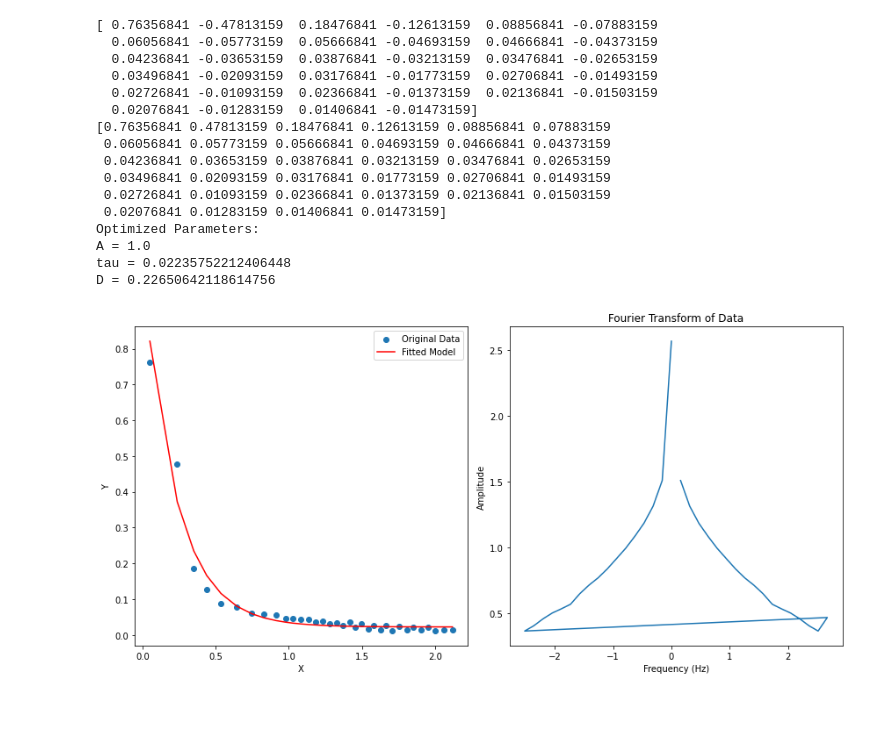
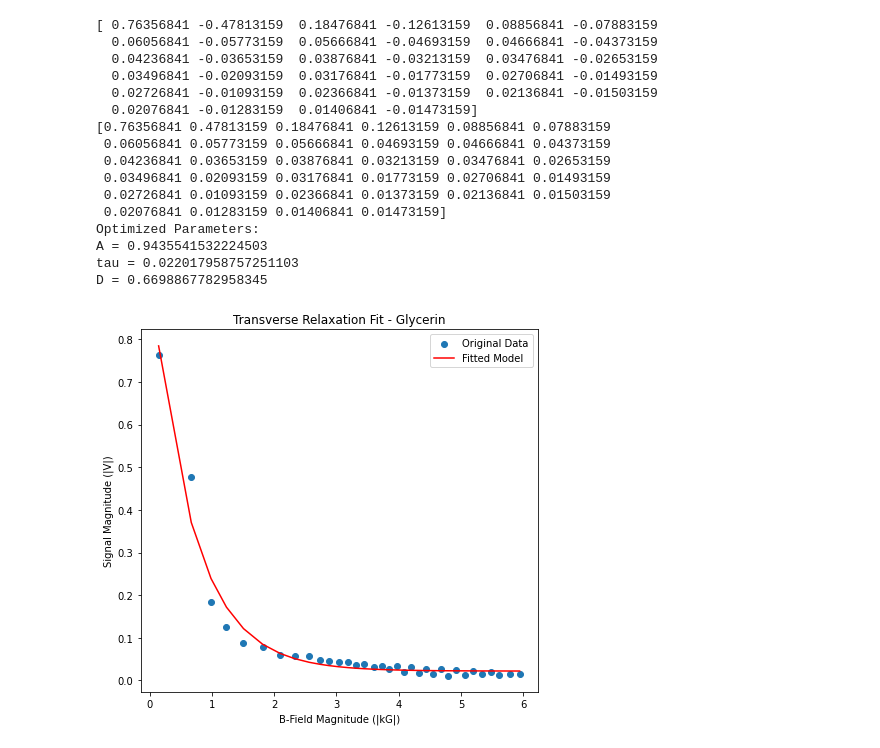
Before and after one commit to eliaslehman/physics-111B, a Jupyter notebook: NMR/NMR_Analysis.ipynb, the cells around one changed output. Cells and saved outputs as stored; diff of their text form; code cells hidden in the pictures; blank space fills up the shorter version.

Commit message:
added new analysis and plots

```diff
--- a/NMR/NMR_Analysis.ipynb
+++ b/NMR/NMR_Analysis.ipynb
@@ -2,6 +2,7 @@
 import os
 import numpy as np
 import matplotlib.pyplot as plt
+from scipy.signal import find_peaks
 
 # Specify the folder path
 folder_path = "/Users/elias/Desktop/physics-111B/NMR/NMR-data/"
@@ -52,7 +53,7 @@ for subfolder_name in subfolder_list:
         elif subfolder_name == "XY-traces":
             plt.title(f'Continuous Wave XY Trace - {file_name}')
             plt.xlabel('B-field Modulation (G)')
-            plt.plot(x*0.002805127689, signal, label='NMR Signal')
+            plt.plot(x*2.805127689, signal, label='NMR Signal')
         else:
             plt.title(f'Continous Wave NMR - Lock-In Amplifier - {file_name}')
             plt.xlabel('Time (s)')
@@ -128,14 +183,14 @@ from scipy.fft import fft
 
 # Define the model function (sinusoidal with exponential gain)
 def model_function(x, A, D, tau):
-    return np.exp(-x / tau) + D
+    return A * np.exp(-x / tau) + D
 
 # Load data from file
 file_path = r'C:\Users\elias\Desktop\physics-111B\NMR\NMR-data\XY-traces\Glycerin Below Resonance - Peaks'
 data = np.loadtxt(file_path)
 
 # Separate data into X and Y arrays
-x_data = data[:, 0]
+x_data = data[:, 0]*2.805127689
 y_data = data[:, 1]+0.061868409875604526
 print(y_data)
 for i in range(len(y_data)):
@@ -145,7 +200,7 @@ for i in range(len(y_data)):
 print(y_data)
 
 # Initial guess parameters (adjust as needed)
-initial_guess = [1.0, 1.0, 1.0]
+initial_guess = [1.0, -0.7, 1]
 
 # Perform curve fitting
 popt, pcov = curve_fit(model_function, -x_data, y_data, p0=initial_guess)
@@ -155,47 +210,48 @@ print("Optimized Parameters:")
 print("A =", popt[0])
 print("tau =", popt[1])
 print("D =", popt[2])
 
 # Plot the original data and the fitted model
 plt.figure(figsize=(12, 6))
 
 plt.subplot(1, 2, 1)
 plt.scatter(-x_data, y_data, label='Original Data')
 plt.plot(-x_data, model_function(-x_data, *popt), 'r', label='Fitted Model')
-plt.xlabel('X')
-plt.ylabel('Y')
+plt.xlabel('B-Field Magnitude (|kG|)')
+plt.ylabel('Signal Magnitude (|V|)')
 plt.legend()
+plt.title('Transverse Relaxation Fit - Glycerin')
 
-# Perform FFT
-dt = x_data[1] - x_data[0]  # Assuming a constant time step
-n = len(x_data)
-frequencies = np.fft.fftfreq(n, dt)
-fft_values = fft(y_data)
+# # Perform FFT
+# dt = x_data[1] - x_data[0]  # Assuming a constant time step
+# n = len(x_data)
+# frequencies = np.fft.fftfreq(n, dt)
+# fft_values = fft(y_data)
 
-# Plot in frequency space
-plt.subplot(1, 2, 2)
-plt.plot(frequencies, np.abs(fft_values))
-plt.xlabel('Frequency (Hz)')
-plt.ylabel('Amplitude')
-plt.title('Fourier Transform of Data')
+# # Plot in frequency space
+# plt.subplot(1, 2, 2)
+# plt.plot(frequencies, np.abs(fft_values))
+# plt.xlabel('Frequency (Hz)')
+# plt.ylabel('Amplitude')
+# plt.title('Fourier Transform of Data')
 
 plt.tight_layout()
 plt.show()
 # %% [output]
 [ 0.76356841 -0.47813159  0.18476841 -0.12613159  0.08856841 -0.07883159
   0.06056841 -0.05773159  0.05666841 -0.04693159  0.04666841 -0.04373159
   0.04236841 -0.03653159  0.03876841 -0.03213159  0.03476841 -0.02653159
   0.03496841 -0.02093159  0.03176841 -0.01773159  0.02706841 -0.01493159
   0.02726841 -0.01093159  0.02366841 -0.01373159  0.02136841 -0.01503159
   0.02076841 -0.01283159  0.01406841 -0.01473159]
 [0.76356841 0.47813159 0.18476841 0.12613159 0.08856841 0.07883159
  0.06056841 0.05773159 0.05666841 0.04693159 0.04666841 0.04373159
  0.04236841 0.03653159 0.03876841 0.03213159 0.03476841 0.02653159
  0.03496841 0.02093159 0.03176841 0.01773159 0.02706841 0.01493159
  0.02726841 0.01093159 0.02366841 0.01373159 0.02136841 0.01503159
  0.02076841 0.01283159 0.01406841 0.01473159]
 Optimized Parameters:
-A = 1.0
-tau = 0.02235752212406448
-D = 0.22650642118614756
+A = 0.9435541532224503
+tau = 0.022017958757251103
+D = 0.6698867782958345
-[figure, old version]
+[figure, new version]
```
Also changed, not shown: parts of 3 cells of this notebook, 43 other files.
